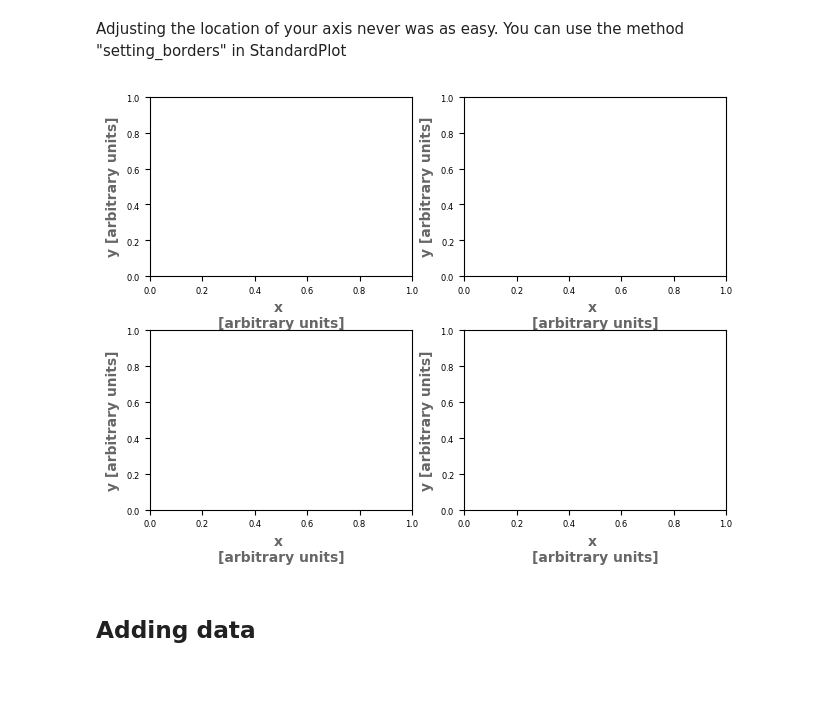
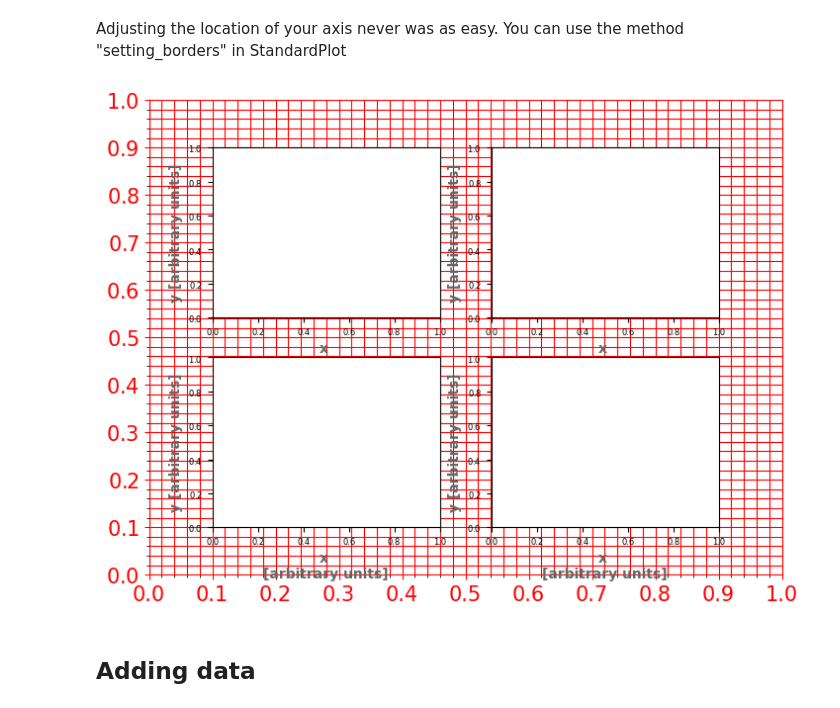
Before and after one commit to Sucerquia/myutils, a Jupyter notebook: src/myutils/tutorials/plotters/tutorial_plotters.ipynb, the cells around one changed output. Saved outputs shown, nothing was run; the diff lists cells and outputs as text; code cells hidden in the pictures; blank space fills up the shorter version.

```diff
--- a/src/myutils/tutorials/plotters/tutorial_plotters.ipynb
+++ b/src/myutils/tutorials/plotters/tutorial_plotters.ipynb
@@ -131,30 +134,30 @@ Adjusting the location of your axis never was as easy. You can use the method "s
 # %%
 from myutils.plotters import StandardPlotter
 import numpy as np
 import matplotlib.pyplot as plt
 
 fig, axes = plt.subplots(2,2)
 ax_pref = {'xlabel': 'x \n[arbitrary units]',
            'ylabel': 'y [arbitrary units]',
            'factor': 4}
 
 sp = StandardPlotter(fig=fig,
                      ax=axes,
                      ax_pref=ax_pref)
 
 #axtmp = sp.setting_borders(showframe=True) # shows the frame
 # axtmp = sp.setting_borders(showframe=True, majordelta=0.1) # shows the limits
 #axtmp = sp.setting_borders(borders={'right': 0.9}, showframe=True, majordelta=0.1) # moves the right side to the border
 #axtmp = sp.setting_borders(borders={'right':0.9, 'top':0.9, 'left':0.1, 'bottom':0.1}, showframe=True, majordelta=0.1) # center the figure
 #axtmp = sp.setting_borders(borders={'right':0.9, 'top':0.9, 'left':0.1, 'bottom':0.1}, showframe=True, majordelta=0.01) # mess up the numbers
-#axtmp = sp.setting_borders(borders={'right':0.9, 'top':0.9, 'left':0.1, 'bottom':0.1}, showframe=True, majordelta=0.1, minordelta=0.02) # mess up the numbers
-axtmp = sp.setting_borders(borders={'right':0.98, 'top':0.98, 'left':0.08, 'bottom':0.12, 'hspace': 0.3, 'wspace': 0.2}) # center the figure
+axtmp = sp.setting_borders(borders={'right':0.9, 'top':0.9, 'left':0.1, 'bottom':0.1}, showframe=True, majordelta=0.1, minordelta=0.02) # mess up the numbers
+#axtmp = sp.setting_borders(borders={'right':0.98, 'top':0.98, 'left':0.08, 'bottom':0.12, 'hspace': 0.3, 'wspace': 0.2}) # center the figure
 
-
+axtmp.set_zorder(-100)
 sp.show()
 sp.fig.savefig('remove.png')
 # %% [output]
-[figure, old version]
+[figure, new version]
 # %% [markdown]
 ## Adding data
 # %%
```
Also changed, not shown: parts of 3 cells of this notebook, 1 other file.
